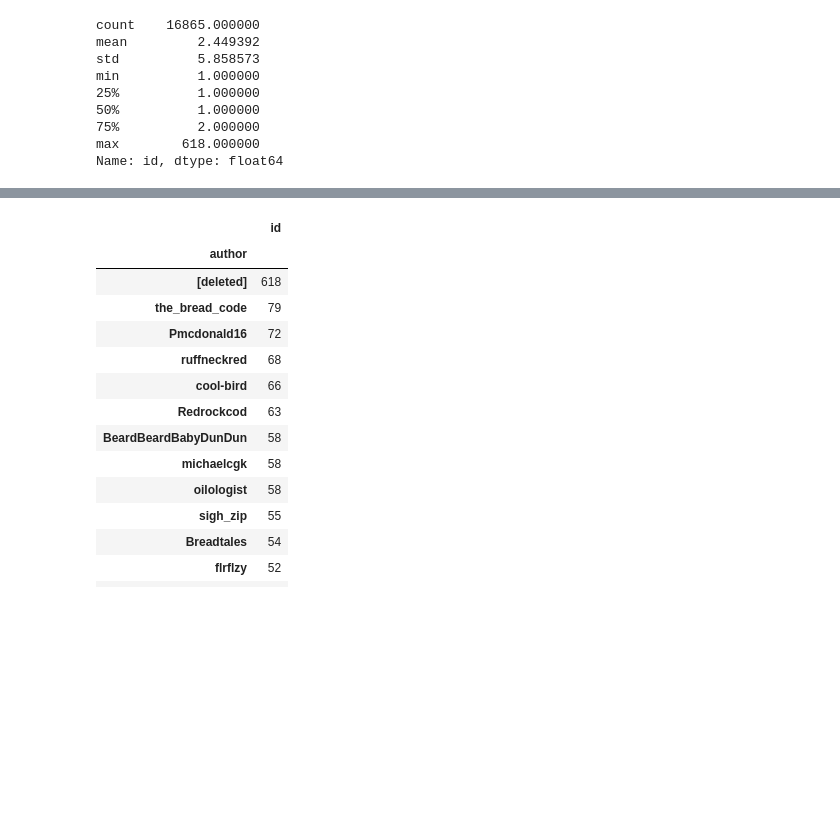
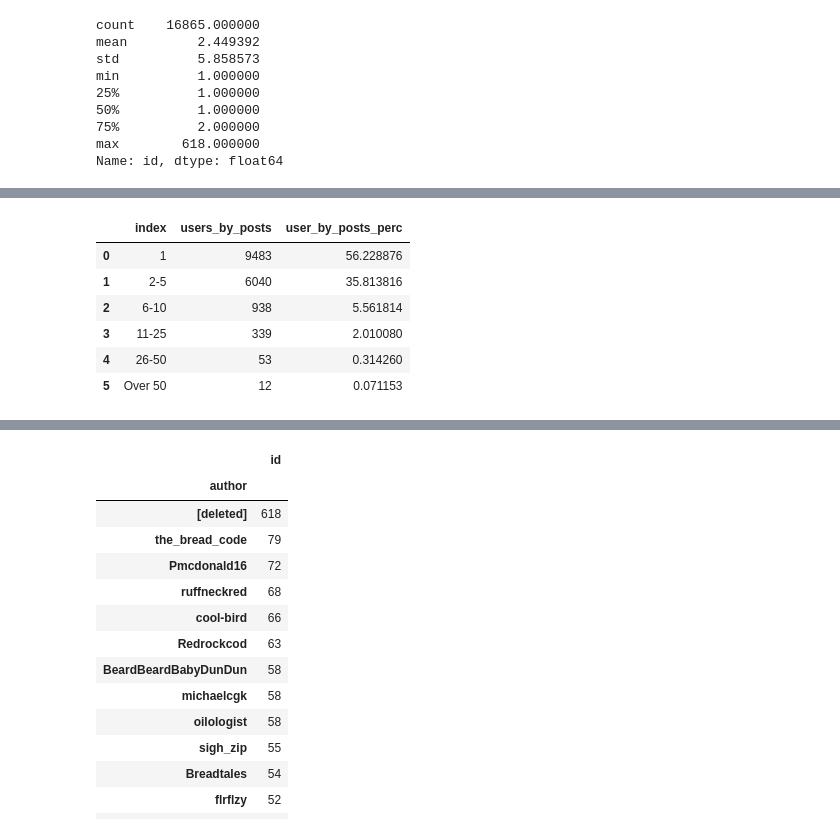
Before and after one commit to Lisa-Ho/breadit, a Jupyter notebook: notebooks/lockdown-baking-part-2-data-cleaning-classification.ipynb, the cells around one changed output, grey strips where cells are left out. Saved outputs shown, nothing was run; the diff lists cells and outputs as text; code cells hidden in the pictures; blank space fills up the shorter version.

```diff
--- a/notebooks/lockdown-baking-part-2-data-cleaning-classification.ipynb
+++ b/notebooks/lockdown-baking-part-2-data-cleaning-classification.ipynb
@@ -486,0 +528,21 @@ Name: id, dtype: float64
+# %%
+bins = [0, 1, 5, 10,25, 50, np.inf]
+bin_labels = ["1", "2-5", "6-10", "11-25", "26-50", "Over 50"]
+
+pivot = pd.DataFrame(df.groupby("author")["id"].count())
+pivot['users_by_posts'] = pd.cut(pivot['id'], bins, labels=bin_labels)
+pivot = pd.DataFrame(pivot["users_by_posts"].value_counts()).reset_index()
+pivot["user_by_posts_perc"] = pivot["users_by_posts"] / pivot["users_by_posts"].sum() *100
+
+# save output
+pivot.to_csv(".\\data\charts\posts_by_user_bins.csv", index=False)
+
+pivot
+# %% [output]
+|  | index | users_by_posts | user_by_posts_perc |
+| 0 | 1 | 9483 | 56.228876 |
+| 1 | 2-5 | 6040 | 35.813816 |
+| 2 | 6-10 | 938 | 5.561814 |
+| 3 | 11-25 | 339 | 2.010080 |
+| 4 | 26-50 | 53 | 0.314260 |
+| 5 | Over 50 | 12 | 0.071153 |
```
Also changed, not shown: parts of 9 cells of this notebook.
